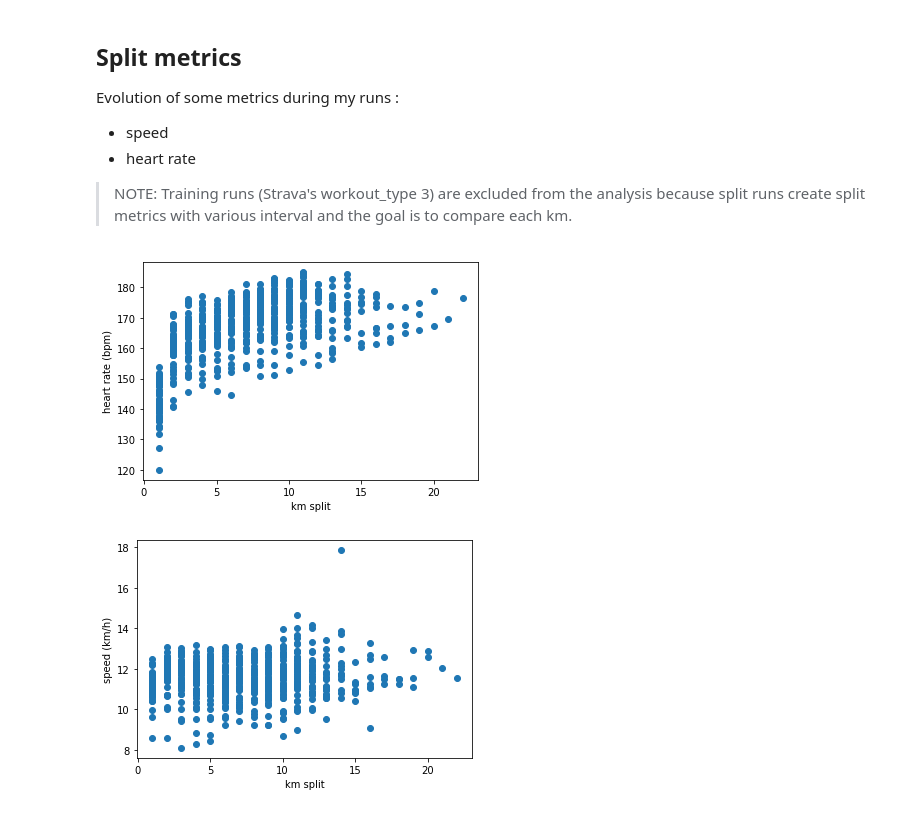
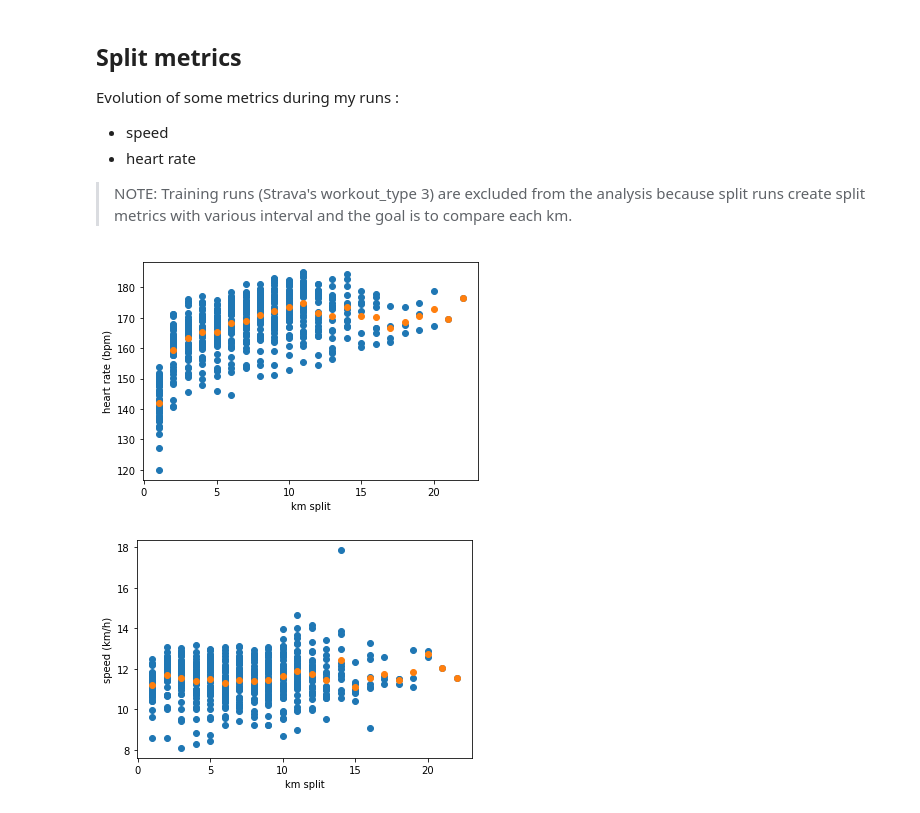
Before and after one commit to deroffal/strava-data-analysis, a Jupyter notebook: notebooks/02-running_analysis.ipynb, the cells around one changed output. Saved outputs shown, nothing was run; the diff lists cells and outputs as text; code cells hidden in the pictures.

Commit message:
add mean to split metrics

```diff
--- a/notebooks/02-running_analysis.ipynb
+++ b/notebooks/02-running_analysis.ipynb
@@ -69,12 +69,12 @@ Evolution of some metrics during my runs :
 # %%
 from stravadataanalysis.src.domain import split_metrics
 from stravadataanalysis.src.view import plot
 
 runs_activities = runs[runs['workout_type'] != 3].reset_index()
 metrics = split_metrics.extract_split_metrics(runs_activities)
 
-plot.plot_split_metric_heartrate(metrics)
-plot.plot_split_metric_speed(metrics)
+plot.plot_split_metric_heartrate(metrics['value'], metrics['means'])
+plot.plot_split_metric_speed(metrics['value'], metrics['means'])
 # %% [output]
-[figure, old version]
+[figure, new version]
-[figure, old version]
+[figure, new version]
```
Also changed, not shown: parts of 2 cells of this notebook, 4 other files.
